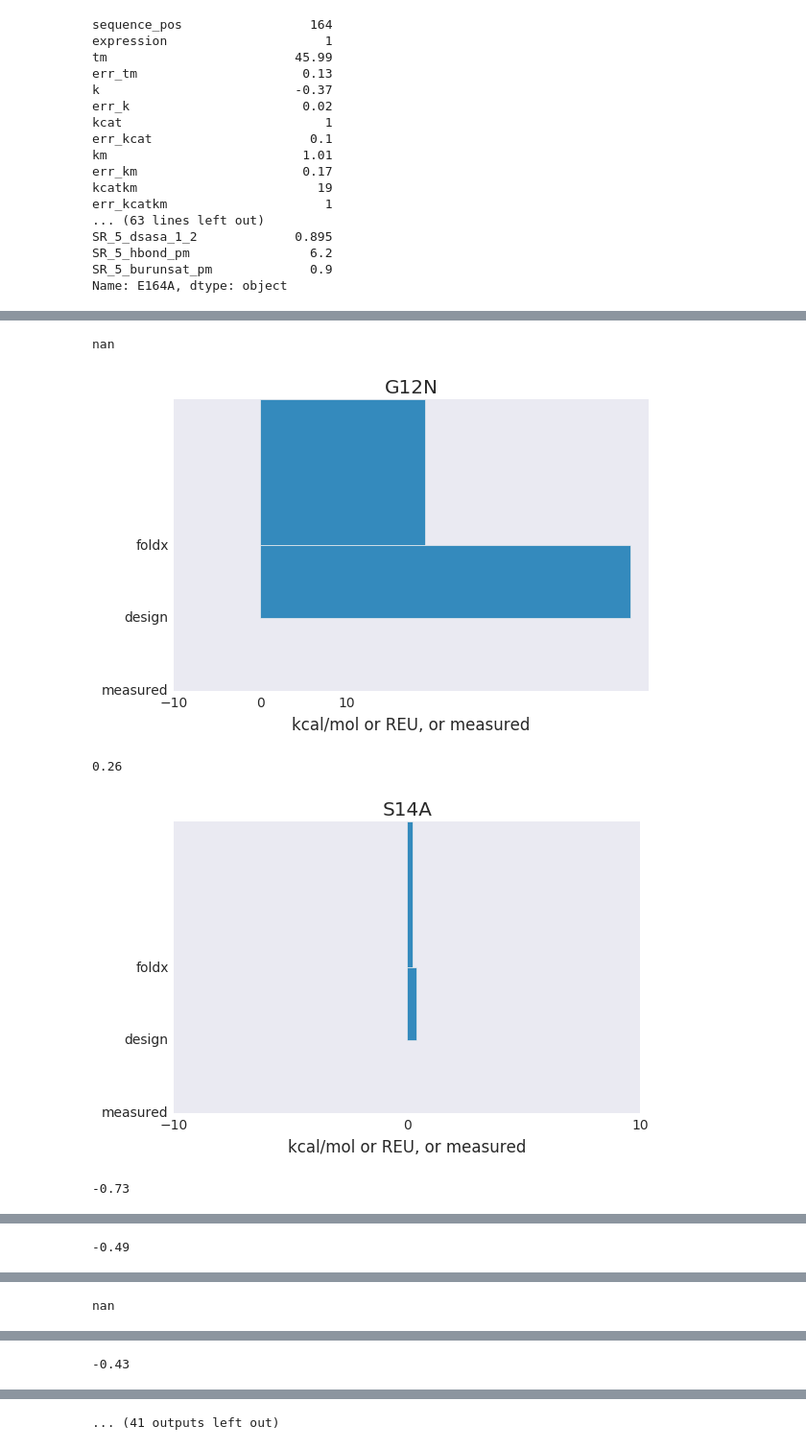
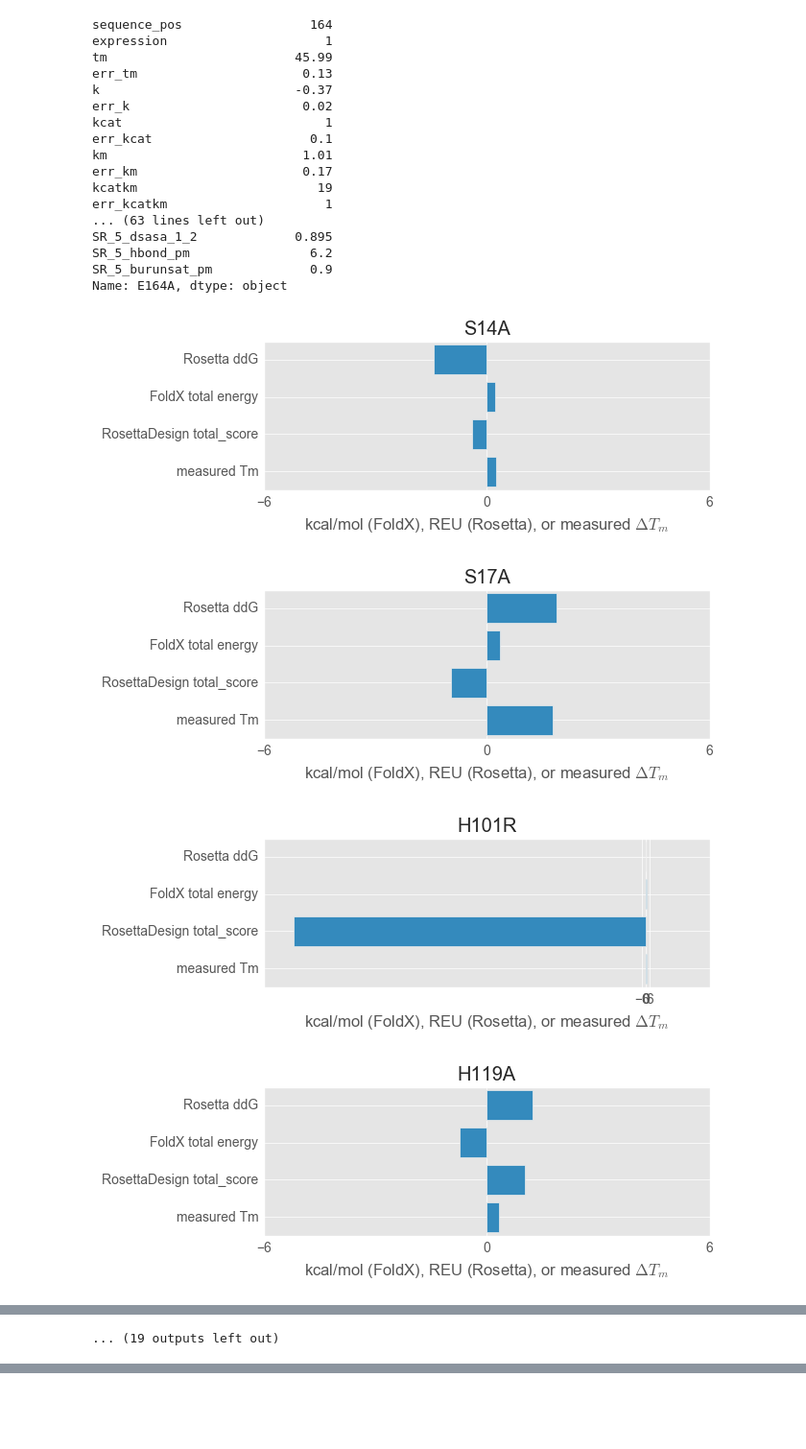
Before and after one commit to dacarlin/bglb_thermal, a Jupyter notebook: paper_draft/predictions_from_rosetta_and_foldx.ipynb, the cells around one changed output, grey strips where cells are left out. Shown at 96% size. Drawn from its saved outputs; the diff is of its cells as text; code cells hidden in the pictures; blank space fills up the shorter version.

```diff
--- a/paper_draft/predictions_from_rosetta_and_foldx.ipynb
+++ b/paper_draft/predictions_from_rosetta_and_foldx.ipynb
@@ -81,22 +81,25 @@ Name: E164A, dtype: object
 # %%
 %matplotlib inline
 import matplotlib.pyplot as plt
-plt.style.use( 'seaborn-dark' )
+plt.style.use( 'ggplot' )
 # %%
 for m in df.index:
+    measured = df.loc[ m ].tm - 39.9
+    if measured > 0:
+        rosetta_design = - ( my_feature_sets[ 'benchmark' ].loc[ m ][ 'total_score' ] + 692 )
+        foldx = my_feature_sets[ 'pssm' ].loc[ m ][ 'total energy' ]
+        ddg = - my_feature_sets[ 'ddg_monomer' ].loc[ m ][ 'total' ]
 
-    measured = df.loc[ m ].tm - 39.9
-    rosetta_design = my_feature_sets[ 'benchmark' ].loc[ m ][ 'total_score' ] + 692
-    foldx = my_feature_sets[ 'pssm' ].loc[ m ][ 'total energy' ]
-    print( measured )
+        plt.figure( figsize=( 6, 2 ) )
+        plt.barh( range( 4 ), [ measured, rosetta_design, foldx, ddg ], align='center' )
+        plt.yticks( range( 4 ), [ 'measured Tm', 'RosettaDesign total_score', 'FoldX total energy', 'Rosetta ddG' ] )
+        plt.xlabel( 'kcal/mol (FoldX), REU (Rosetta), or measured $\Delta T_m$' )
 
-    plt.barh( range( 3 ), [ measured, rosetta_design, foldx ], range( 3 ) )
-    plt.yticks( range( 3 ), [ 'measured', 'design', 'foldx' ] )
-    plt.xlabel( 'kcal/mol or REU, or measured' )
-
-    plt.xticks( [ -10, 0, 10 ] )
-
-    plt.title( m )
-    plt.tight_layout()
-    plt.show()
+        plt.xticks( [ -6, 0, 6 ] )
+        plt.title( m )
+        plt.show()
 # %% [output]
+[figure, new version]
+[figure, new version]
+[figure, new version]
+[figure, new version]
@@ -103,5 +114 @@ for m in df.index:
-nan
+... (19 outputs left out)
-[figure, old version]
-0.26
-[figure, old version]
--0.73
@@ -109 +114,0 @@ nan
--0.49
@@ -111 +114,0 @@ nan
-nan
@@ -113 +114,0 @@ nan
--0.43
@@ -115 +114,0 @@ nan
-... (41 outputs left out)
```
Also changed, not shown: parts of 2 cells of this notebook.
